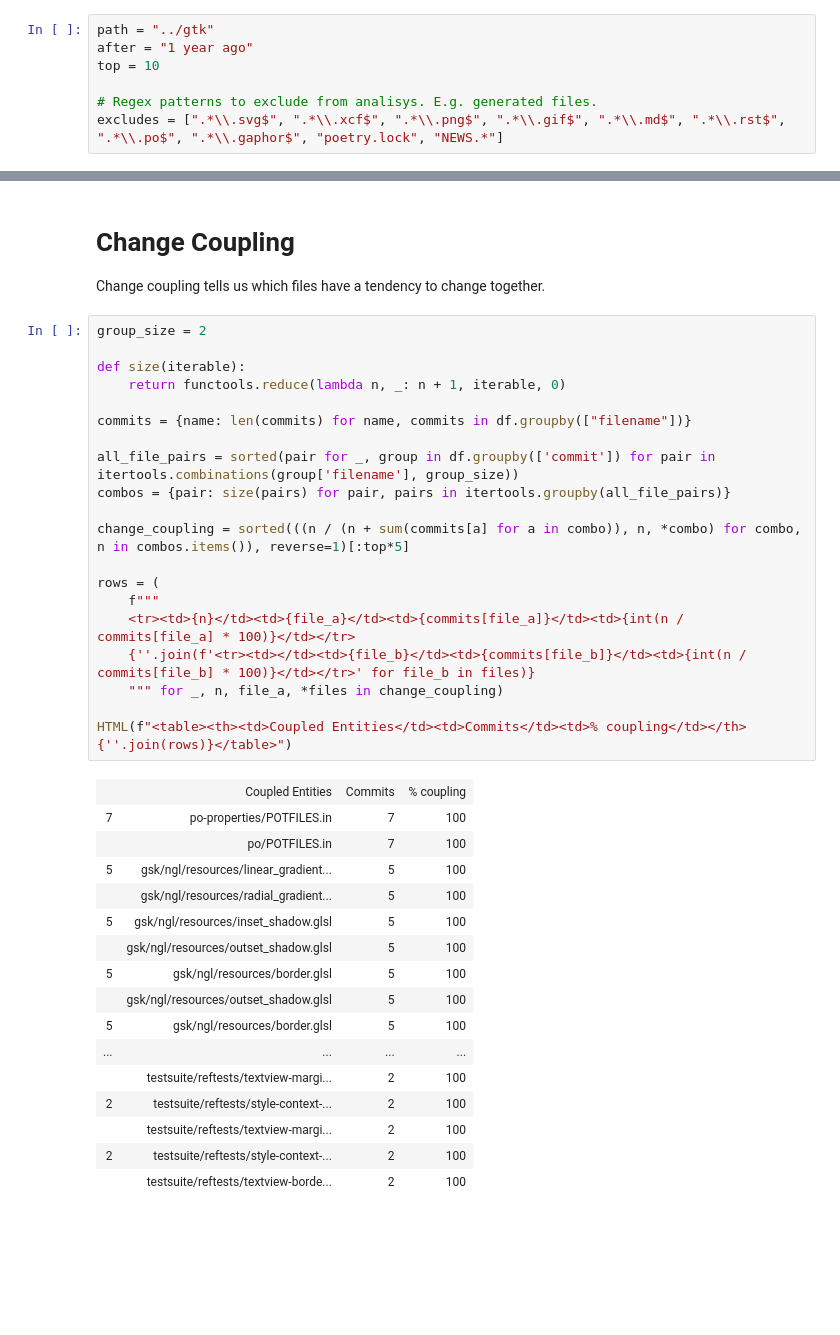
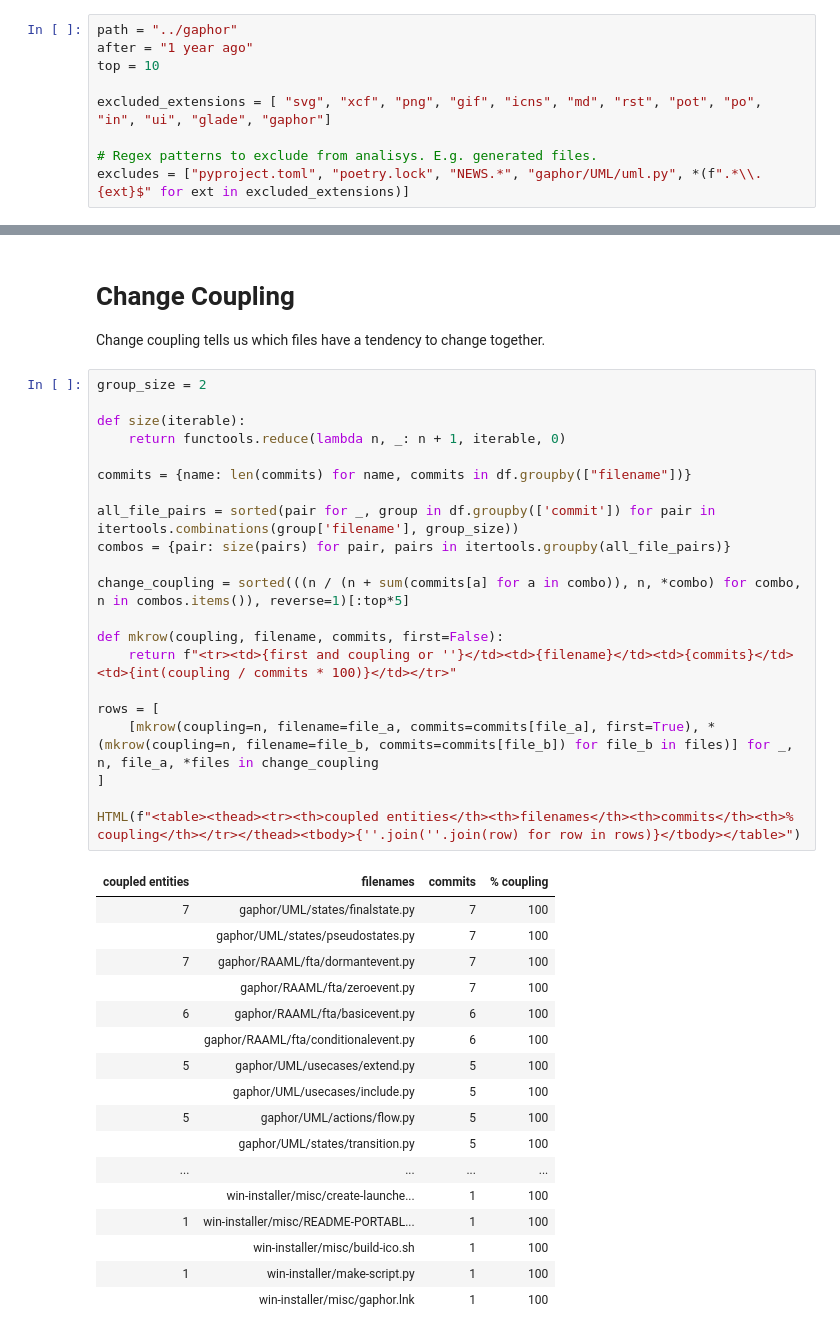
Before and after one commit to amolenaar/codescanner, a Jupyter notebook: Quick_Code_Analysis.ipynb, the cells around one changed output, grey strips where cells are left out. Drawn from its saved outputs; the diff is of its cells as text; blank space fills up the shorter version.

```diff
--- a/Quick_Code_Analysis.ipynb
+++ b/Quick_Code_Analysis.ipynb
@@ -21,9 +21,11 @@ Ensure `git` can be be found.
 
 Change the variables below to point to your repo of interest, and give this notebook a spin (VS Code may ask if it needs to install a Jupyter kernel).
 # %%
-path = "../gtk"
+path = "../gaphor"
 after = "1 year ago"
 top = 10
 
+excluded_extensions = [ "svg", "xcf", "png", "gif", "icns", "md", "rst", "pot", "po", "in", "ui", "glade", "gaphor"]
+
 # Regex patterns to exclude from analisys. E.g. generated files.
-excludes = [".*\\.svg$", ".*\\.xcf$", ".*\\.png$", ".*\\.gif$", ".*\\.md$", ".*\\.rst$", ".*\\.po$", ".*\\.gaphor$", "poetry.lock", "NEWS.*"]
+excludes = ["pyproject.toml", "poetry.lock", "NEWS.*", "gaphor/UML/uml.py", *(f".*\\.{ext}$" for ext in excluded_extensions)]
@@ -182,37 +196,39 @@ Change coupling tells us which files have a tendency to change together.
 # %%
 group_size = 2
 
 def size(iterable):
     return functools.reduce(lambda n, _: n + 1, iterable, 0)
 
 commits = {name: len(commits) for name, commits in df.groupby(["filename"])}
 
 all_file_pairs = sorted(pair for _, group in df.groupby(['commit']) for pair in itertools.combinations(group['filename'], group_size))
 combos = {pair: size(pairs) for pair, pairs in itertools.groupby(all_file_pairs)}
 
 change_coupling = sorted(((n / (n + sum(commits[a] for a in combo)), n, *combo) for combo, n in combos.items()), reverse=1)[:top*5]
 
-rows = (
-    f"""
-    <tr><td>{n}</td><td>{file_a}</td><td>{commits[file_a]}</td><td>{int(n / commits[file_a] * 100)}</td></tr>
-    {''.join(f'<tr><td></td><td>{file_b}</td><td>{commits[file_b]}</td><td>{int(n / commits[file_b] * 100)}</td></tr>' for file_b in files)}
-    """ for _, n, file_a, *files in change_coupling)
+def mkrow(coupling, filename, commits, first=False):
+    return f"<tr><td>{first and coupling or ''}</td><td>{filename}</td><td>{commits}</td><td>{int(coupling / commits * 100)}</td></tr>"
 
-HTML(f"<table><th><td>Coupled Entities</td><td>Commits</td><td>% coupling</td></th>{''.join(rows)}</table>")
+rows = [
+    [mkrow(coupling=n, filename=file_a, commits=commits[file_a], first=True), *(mkrow(coupling=n, filename=file_b, commits=commits[file_b]) for file_b in files)] for _, n, file_a, *files in change_coupling
+]
+
+HTML(f"<table><thead><tr><th>coupled entities</th><th>filenames</th><th>commits</th><th>% coupling</th></tr></thead><tbody>{''.join(''.join(row) for row in rows)}</tbody></table>")
 # %% [output]
-|  | Coupled Entities | Commits | % coupling |
-| 7 | po-properties/POTFILES.in | 7 | 100 |
-|  | po/POTFILES.in | 7 | 100 |
-| 5 | gsk/ngl/resources/linear_gradient... | 5 | 100 |
-|  | gsk/ngl/resources/radial_gradient... | 5 | 100 |
-| 5 | gsk/ngl/resources/inset_shadow.glsl | 5 | 100 |
-|  | gsk/ngl/resources/outset_shadow.glsl | 5 | 100 |
-| 5 | gsk/ngl/resources/border.glsl | 5 | 100 |
-|  | gsk/ngl/resources/outset_shadow.glsl | 5 | 100 |
-| 5 | gsk/ngl/resources/border.glsl | 5 | 100 |
+| coupled entities | filenames | commits | % coupling |
+| 7 | gaphor/UML/states/finalstate.py | 7 | 100 |
+|  | gaphor/UML/states/pseudostates.py | 7 | 100 |
+| 7 | gaphor/RAAML/fta/dormantevent.py | 7 | 100 |
+|  | gaphor/RAAML/fta/zeroevent.py | 7 | 100 |
+| 6 | gaphor/RAAML/fta/basicevent.py | 6 | 100 |
+|  | gaphor/RAAML/fta/conditionalevent.py | 6 | 100 |
+| 5 | gaphor/UML/usecases/extend.py | 5 | 100 |
+|  | gaphor/UML/usecases/include.py | 5 | 100 |
+| 5 | gaphor/UML/actions/flow.py | 5 | 100 |
+|  | gaphor/UML/states/transition.py | 5 | 100 |
 | ... | ... | ... | ... |
-|  | testsuite/reftests/textview-margi... | 2 | 100 |
-| 2 | testsuite/reftests/style-context-... | 2 | 100 |
-|  | testsuite/reftests/textview-margi... | 2 | 100 |
-| 2 | testsuite/reftests/style-context-... | 2 | 100 |
-|  | testsuite/reftests/textview-borde... | 2 | 100 |
+|  | win-installer/misc/create-launche... | 1 | 100 |
+| 1 | win-installer/misc/README-PORTABL... | 1 | 100 |
+|  | win-installer/misc/build-ico.sh | 1 | 100 |
+| 1 | win-installer/make-script.py | 1 | 100 |
+|  | win-installer/misc/gaphor.lnk | 1 | 100 |
```
Also changed, not shown: parts of 7 cells of this notebook.
